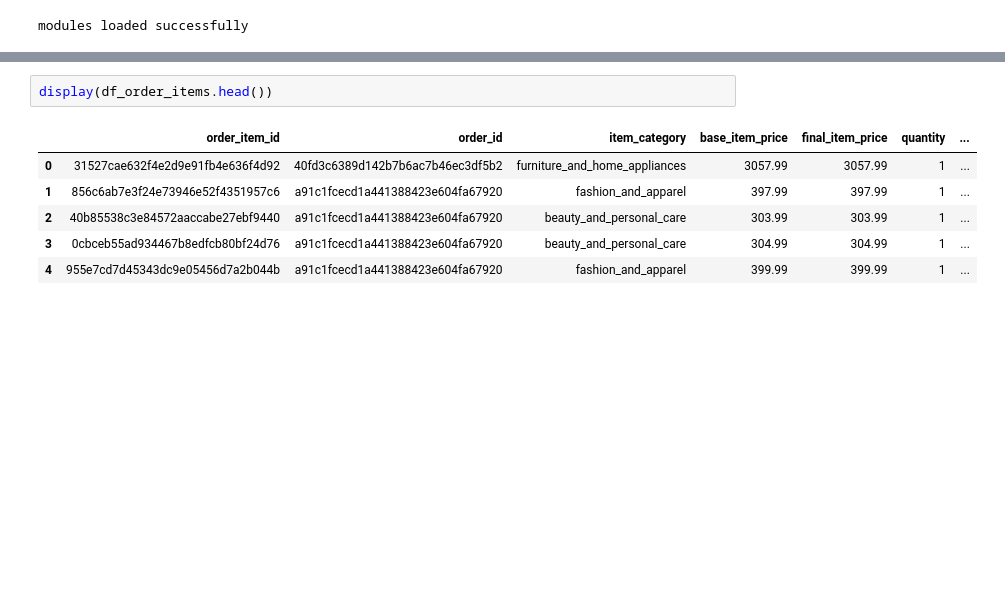
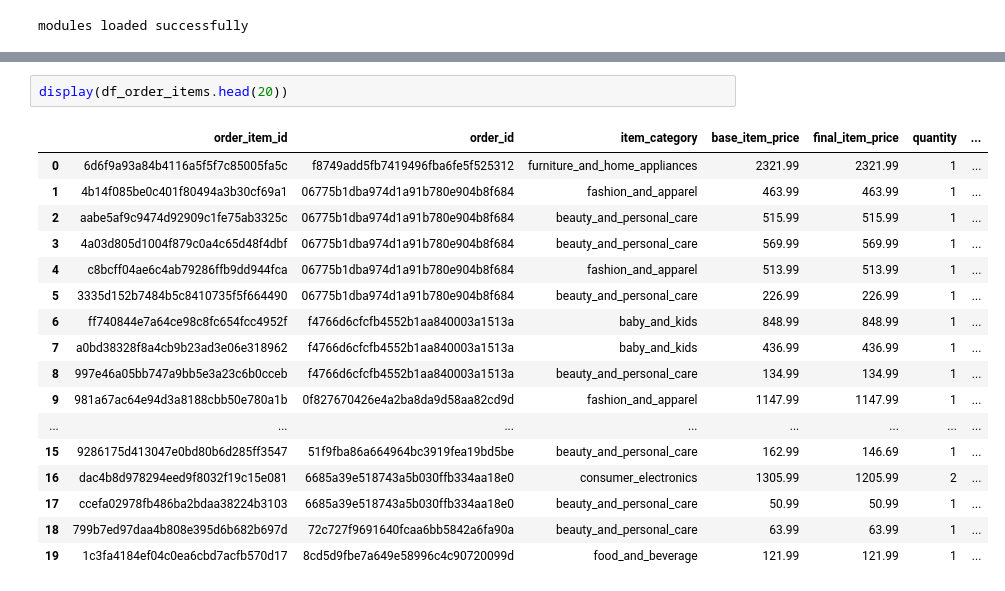
Before and after one commit to ruicchi/ph-ecommerce-data-simulator, a Jupyter notebook: notebooks/synthetic_data_gen.ipynb, the cells around one changed output, grey strips where cells are left out. Drawn from its saved outputs; the diff is of its cells as text; blank space fills up the shorter version.

```diff
--- a/notebooks/synthetic_data_gen.ipynb
+++ b/notebooks/synthetic_data_gen.ipynb
@@ -221,9 +252,20 @@ display(df_orders.head())
 # %%
-display(df_order_items.head())
+display(df_order_items.head(20))
 # %% [output]
 |  | order_item_id | order_id | item_category | base_item_price | final_item_price | quantity | ... |
-| 0 | 31527cae632f4e2d9e91fb4e636f4d92 | 40fd3c6389d142b7b6ac7b46ec3df5b2 | furniture_and_home_appliances | 3057.99 | 3057.99 | 1 | ... |
-| 1 | 856c6ab7e3f24e73946e52f4351957c6 | a91c1fcecd1a441388423e604fa67920 | fashion_and_apparel | 397.99 | 397.99 | 1 | ... |
-| 2 | 40b85538c3e84572aaccabe27ebf9440 | a91c1fcecd1a441388423e604fa67920 | beauty_and_personal_care | 303.99 | 303.99 | 1 | ... |
-| 3 | 0cbceb55ad934467b8edfcb80bf24d76 | a91c1fcecd1a441388423e604fa67920 | beauty_and_personal_care | 304.99 | 304.99 | 1 | ... |
-| 4 | 955e7cd7d45343dc9e05456d7a2b044b | a91c1fcecd1a441388423e604fa67920 | fashion_and_apparel | 399.99 | 399.99 | 1 | ... |
+| 0 | 6d6f9a93a84b4116a5f5f7c85005fa5c | f8749add5fb7419496fba6fe5f525312 | furniture_and_home_appliances | 2321.99 | 2321.99 | 1 | ... |
+| 1 | 4b14f085be0c401f80494a3b30cf69a1 | 06775b1dba974d1a91b780e904b8f684 | fashion_and_apparel | 463.99 | 463.99 | 1 | ... |
+| 2 | aabe5af9c9474d92909c1fe75ab3325c | 06775b1dba974d1a91b780e904b8f684 | beauty_and_personal_care | 515.99 | 515.99 | 1 | ... |
+| 3 | 4a03d805d1004f879c0a4c65d48f4dbf | 06775b1dba974d1a91b780e904b8f684 | beauty_and_personal_care | 569.99 | 569.99 | 1 | ... |
+| 4 | c8bcff04ae6c4ab79286ffb9dd944fca | 06775b1dba974d1a91b780e904b8f684 | fashion_and_apparel | 513.99 | 513.99 | 1 | ... |
+| 5 | 3335d152b7484b5c8410735f5f664490 | 06775b1dba974d1a91b780e904b8f684 | beauty_and_personal_care | 226.99 | 226.99 | 1 | ... |
+| 6 | ff740844e7a64ce98c8fc654fcc4952f | f4766d6cfcfb4552b1aa840003a1513a | baby_and_kids | 848.99 | 848.99 | 1 | ... |
+| 7 | a0bd38328f8a4cb9b23ad3e06e318962 | f4766d6cfcfb4552b1aa840003a1513a | baby_and_kids | 436.99 | 436.99 | 1 | ... |
+| 8 | 997e46a05bb747a9bb5e3a23c6b0cceb | f4766d6cfcfb4552b1aa840003a1513a | beauty_and_personal_care | 134.99 | 134.99 | 1 | ... |
+| 9 | 981a67ac64e94d3a8188cbb50e780a1b | 0f827670426e4a2ba8da9d58aa82cd9d | fashion_and_apparel | 1147.99 | 1147.99 | 1 | ... |
+| ... | ... | ... | ... | ... | ... | ... | ... |
+| 15 | 9286175d413047e0bd80b6d285ff3547 | 51f9fba86a664964bc3919fea19bd5be | beauty_and_personal_care | 162.99 | 146.69 | 1 | ... |
+| 16 | dac4b8d978294eed9f8032f19c15e081 | 6685a39e518743a5b030ffb334aa18e0 | consumer_electronics | 1305.99 | 1205.99 | 2 | ... |
+| 17 | ccefa02978fb486ba2bdaa38224b3103 | 6685a39e518743a5b030ffb334aa18e0 | beauty_and_personal_care | 50.99 | 50.99 | 1 | ... |
+| 18 | 799b7ed97daa4b808e395d6b682b697d | 72c727f9691640fcaa6bb5842a6fa90a | beauty_and_personal_care | 63.99 | 63.99 | 1 | ... |
+| 19 | 1c3fa4184ef04c0ea6cbd7acfb570d17 | 8cd5d9fbe7a649e58996c4c90720099d | food_and_beverage | 121.99 | 121.99 | 1 | ... |
```
Also changed, not shown: parts of 6 cells of this notebook, 2 other files.
